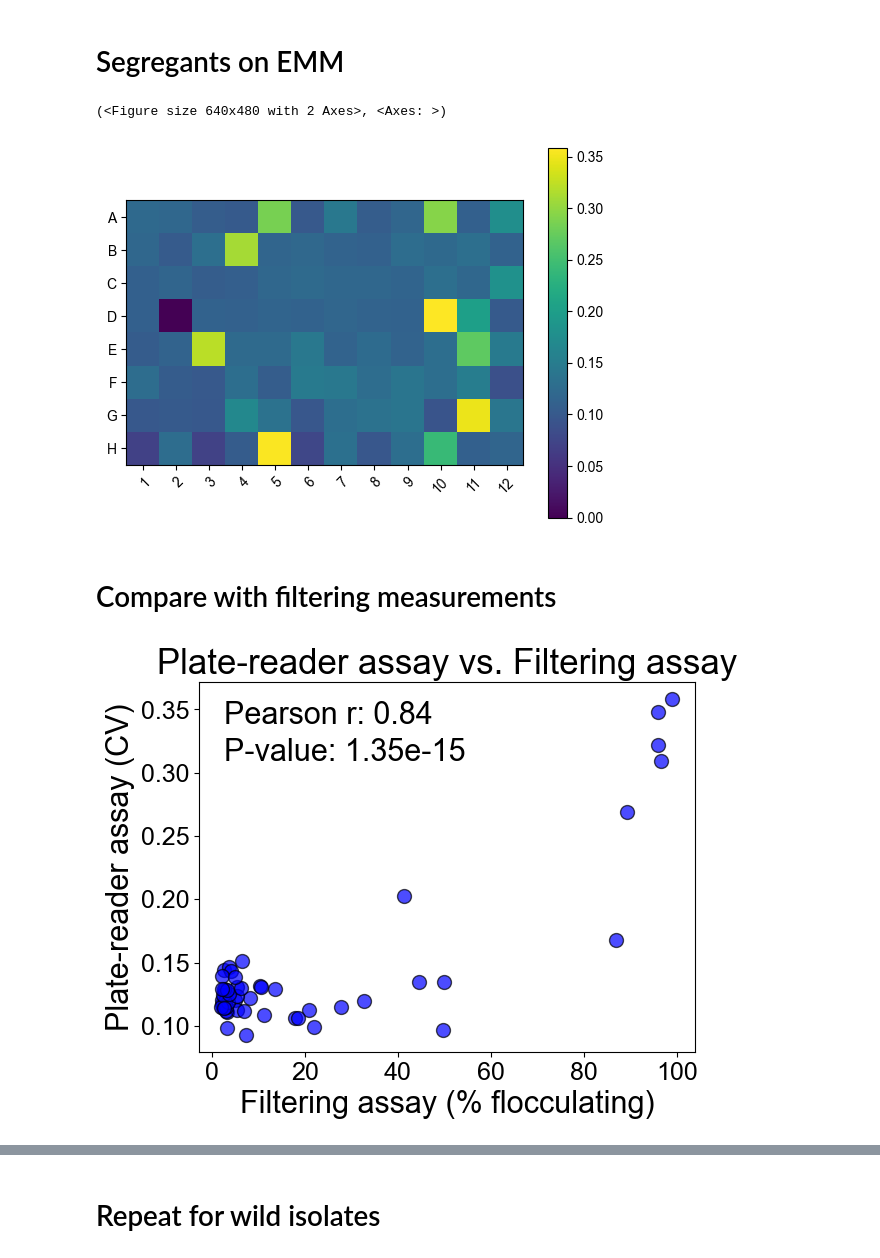
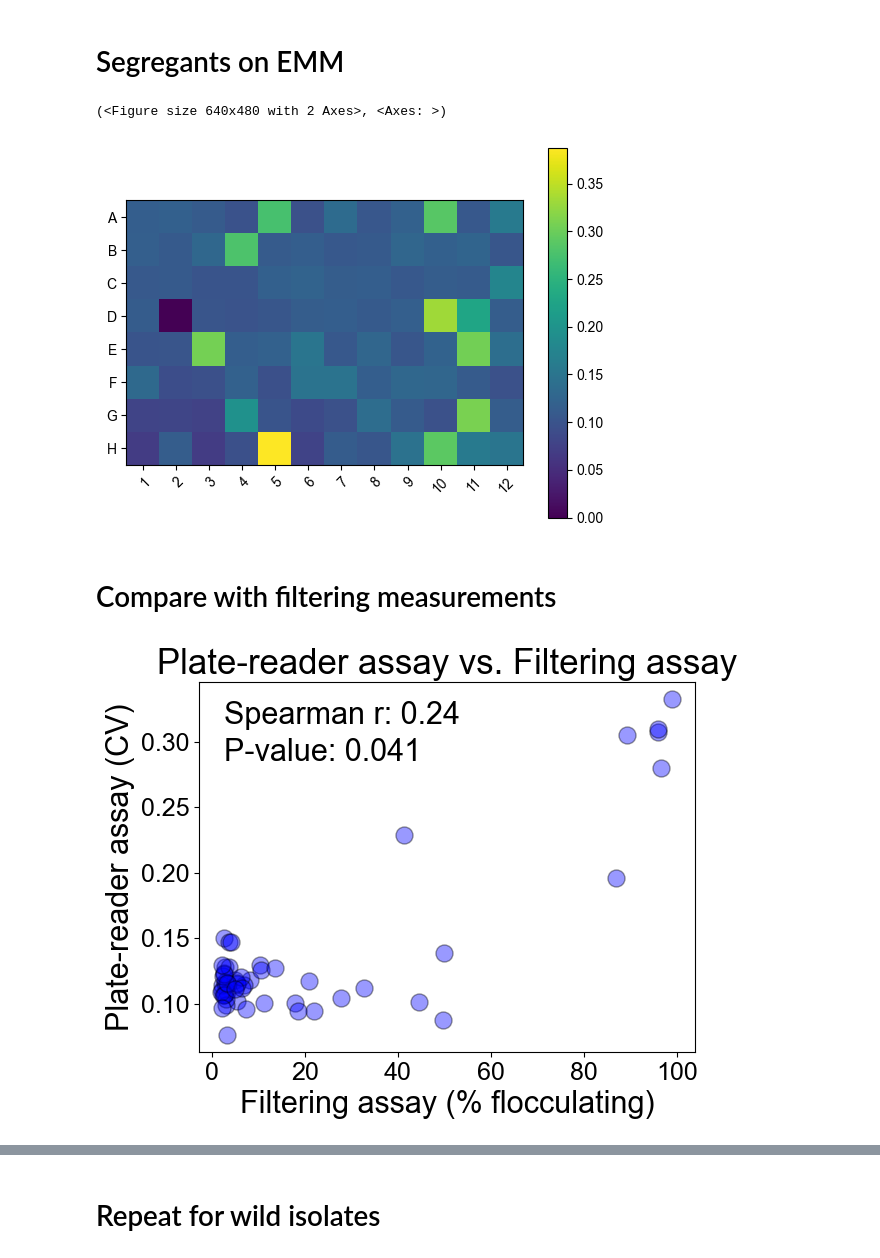
Before and after one commit to BKover99/S.-Pombe-MLPs, a Jupyter notebook: Bence folder/Plate_reader_assay/plate_reader_analysis.ipynb, the cells around one changed output, grey strips where cells are left out. Drawn from its saved outputs; the diff is of its cells as text; code cells hidden in the pictures.

```diff
--- a/Bence folder/Plate_reader_assay/plate_reader_analysis.ipynb
+++ b/Bence folder/Plate_reader_assay/plate_reader_analysis.ipynb
@@ -15,7 +15,7 @@ plt.rcParams["font.family"] = "Arial"
 
 import yeastmlp.flocculation as flo
 
-root = '/Users/k23030440/S.-Pombe-MLPs - most recent/'
+root = '/Users/k23030440/S.-Pombe-MLPs/'
 #strain maps
 new_wild_isolate_map = root + "internal data/final wild strain map.xlsx"
 segregant_map = root + "internal data/segregant_strains_map.xlsx"
@@ -24,11 +24,11 @@ segregant_map = root + "internal data/segregant_strains_map.xlsx"
 # %%
 #strain data folders
 folder_seg_emm= root + "internal data/flocculation_plate_reader_data/Segregants_EMM/"
-segregants_emm = flo.folder_to_results(folder_seg_emm,[10,10,10,10,10], 37, segregant_map, groupby="Position")
+segregants_emm = flo.folder_to_results(folder_seg_emm,[10,10,10,10], 37, segregant_map, groupby="Position")
 flo.heatmap_from_df(segregants_emm)
 # %% [output]
 (<Figure size 640x480 with 2 Axes>, <Axes: >)
-[figure, old version]
+[figure, new version]
 # %% [markdown]
 # Compare with filtering measurements
 # %%
@@ -60,26 +60,26 @@ CV_df_final_seg = CV_df_final_seg[~CV_df_final_seg["Strain"].str.startswith("JB"
 # %%
 #plot CV vs %flocc
 import scipy.stats as st
 fig, ax = plt.subplots()
 #black outline
-ax.scatter(CV_df_final_seg["%flocc"],CV_df_final_seg["CV"],s=100, color="blue", edgecolors="black", linewidth=1,alpha=0.7)
+ax.scatter(CV_df_final_seg["%flocc"],CV_df_final_seg["CV"],s=150, color="blue", edgecolors="black", linewidth=1,alpha=0.4)
 ax.set_xlabel("Filtering assay (% flocculating)", fontsize=22)
 ax.set_ylabel("Plate-reader assay (CV)", fontsize=22)
 #ticks 18
 ax.tick_params(axis='both', which='major', labelsize=18)
 
-#make it pretty and put pearson correlation on the plot
+#make it pretty and put Spearman correlation on the plot
 ax.set_title("Plate-reader assay vs. Filtering assay", fontsize=25)
-#print pearson correlation
-ax.text(0.05, 0.95, "Pearson r: " + str(round(st.pearsonr(CV_df_final_seg["%flocc"],CV_df_final_seg["CV"])[0], 2)), transform=ax.transAxes, fontsize=22, verticalalignment='top')
+#print Spearman correlation
+ax.text(0.05, 0.95, "Spearman r: " + str(round(st.spearmanr(CV_df_final_seg["%flocc"],CV_df_final_seg["CV"],alternative='greater')[0], 2)), transform=ax.transAxes, fontsize=22, verticalalignment='top')
 #print p-value
-ax.text(0.05, 0.85, "P-value: " + str(round(st.pearsonr(CV_df_final_seg["%flocc"],CV_df_final_seg["CV"])[1], 17)), transform=ax.transAxes, fontsize=22, verticalalignment='top')
+ax.text(0.05, 0.85, "P-value: " + str(round(st.spearmanr(CV_df_final_seg["%flocc"],CV_df_final_seg["CV"],alternative='greater')[1], 3)), transform=ax.transAxes, fontsize=22, verticalalignment='top')
 
 
 plt.savefig(root + "Figures/All figures/filtering_vs_platereader.svg", format="svg", dpi=400)
 plt.savefig(root + "Figures/All figures/filtering_vs_platereader.png", format="png", dpi=400)
 # %% [output]
-[figure, old version]
+[figure, new version]
 # %%
 flo.barchart_from_df(segregants_emm)
 # %% [output]
```
Also changed, not shown: parts of 4 cells of this notebook, 45 other files.
